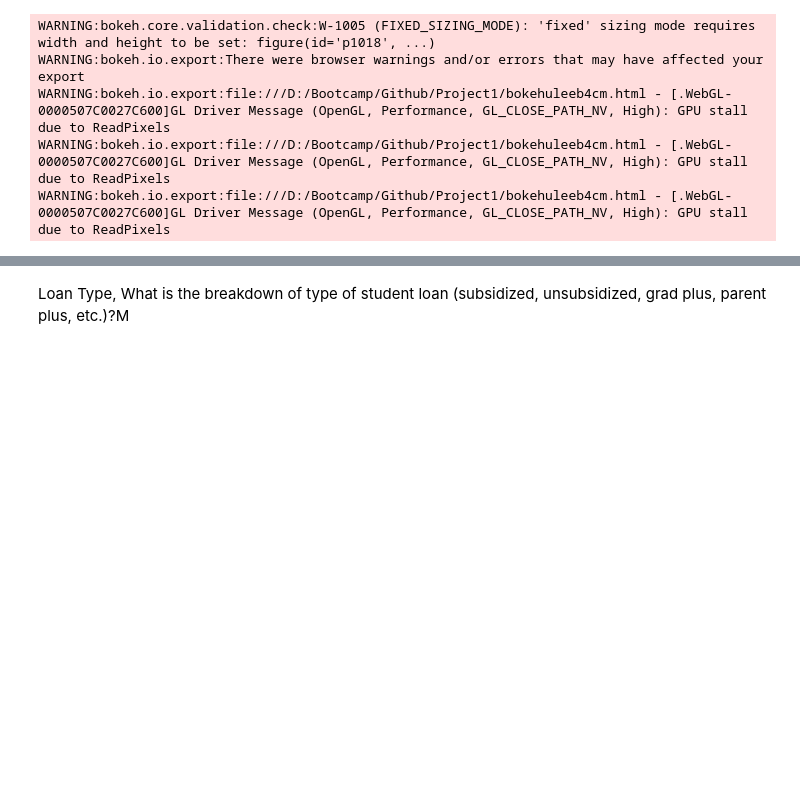
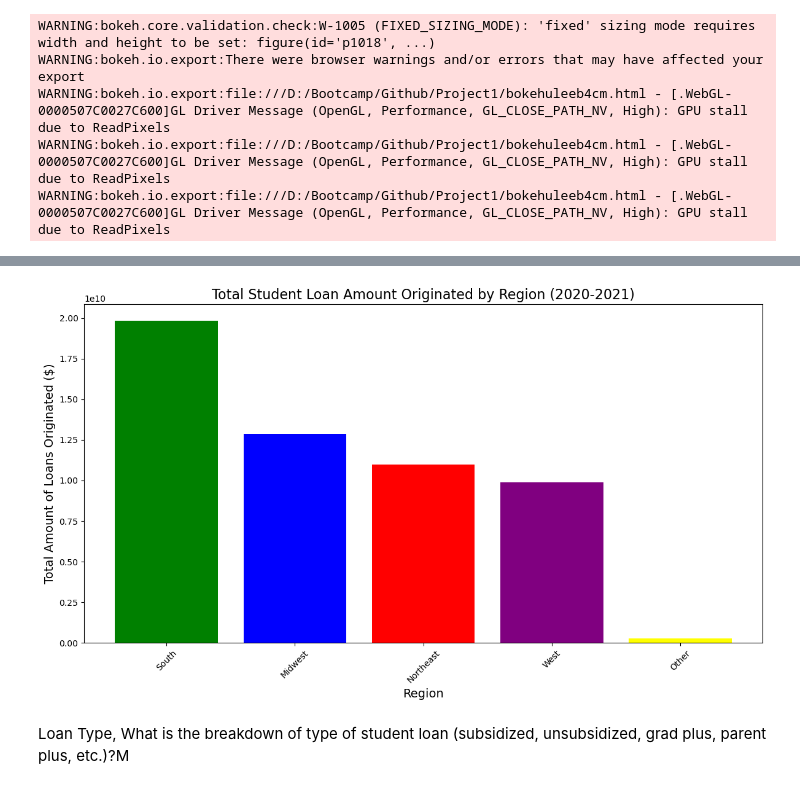
Before and after one commit to wemlaztdj/Demo_p1, a Jupyter notebook: main - TC.ipynb, the cells around one changed output, grey strips where cells are left out. Cells and saved outputs as stored; diff of their text form; code cells hidden in the pictures; blank space fills up the shorter version.

```diff
--- a/main - TC.ipynb
+++ b/main - TC.ipynb
@@ -276,3 +304,18 @@ df
+# %%
+region_total_loan = df.groupby('Region')['$ of Loans Originated'].sum().reset_index()
+region_total_loan = region_total_loan.sort_values(by='$ of Loans Originated', ascending=False)
+# Plotting the total distribution bar chart by region
+plt.figure(figsize=(12, 7))
+plt.bar(region_total_loan['Region'], region_total_loan['$ of Loans Originated'], color=['green', 'blue', 'red', 'purple','yellow'])
+
+plt.title('Total Student Loan Amount Originated by Region (2020-2021)', fontsize=16)
+plt.xlabel('Region', fontsize=14)
+plt.ylabel('Total Amount of Loans Originated ($)', fontsize=14)
+plt.xticks(rotation=45)
+plt.tight_layout()
+plt.show()
+# %% [output]
+[figure, added]
 # %% [markdown]
 Loan Type, What is the breakdown of type of student loan  (subsidized, unsubsidized, grad plus, parent plus, etc.)?M
 # %% [markdown]
```
Also changed, not shown: parts of 2 cells of this notebook.
